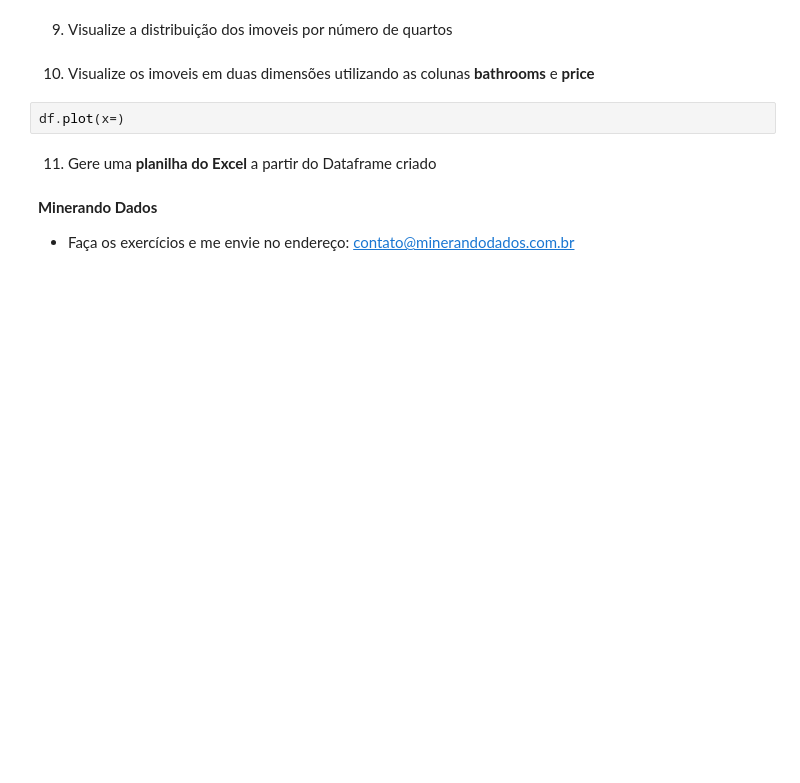
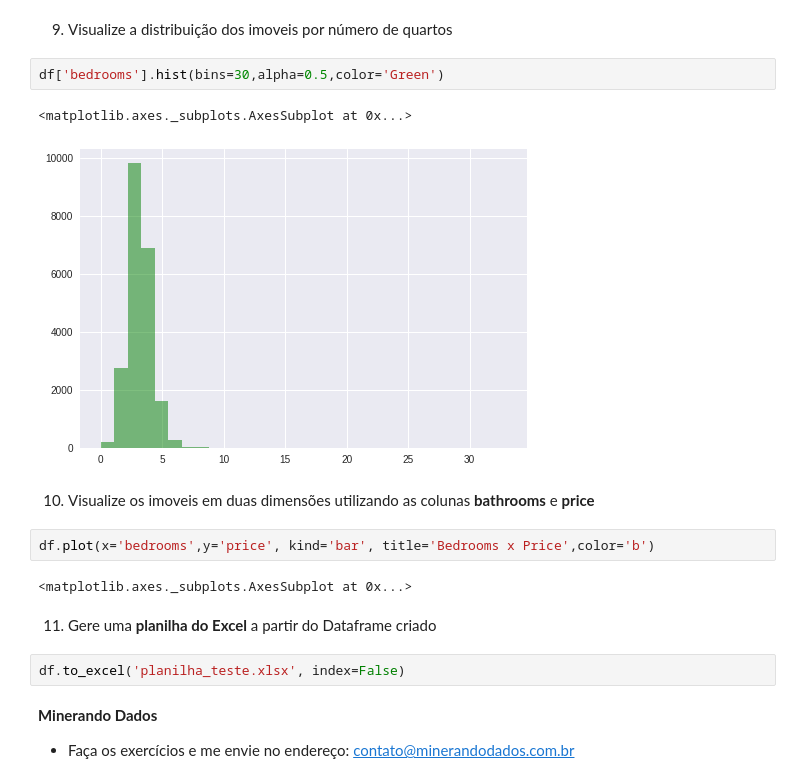
Before and after one commit to ficosta/MentoriaEvolution, a Jupyter notebook: me_data_analysis_exercicios.ipynb, the cells around one changed output. Cells and saved outputs as stored; diff of their text form; blank space fills up the shorter version.

```diff
--- a/me_data_analysis_exercicios.ipynb
+++ b/me_data_analysis_exercicios.ipynb
@@ -217,12 +217,21 @@ df.head()
 5 rows × 22 columns
 # %% [markdown]
 9) Visualize a distribuição dos imoveis por número de quartos
+# %%
+df['bedrooms'].hist(bins=30,alpha=0.5,color='Green')
+# %% [output]
+<matplotlib.axes._subplots.AxesSubplot at 0x...>
+[figure, added]
 # %% [markdown]
 10) Visualize os imoveis em duas dimensões utilizando as colunas **bathrooms** e **price**
-# %%
-df.plot(x=)
+# %%
+df.plot(x='bedrooms',y='price', kind='bar', title='Bedrooms x Price',color='b')
+# %% [output]
+<matplotlib.axes._subplots.AxesSubplot at 0x...>
 # %% [markdown]
 11) Gere uma **planilha do Excel** a partir do Dataframe criado
+# %%
+df.to_excel('planilha_teste.xlsx', index=False)
 # %% [markdown]
 **Minerando Dados**
 
```
